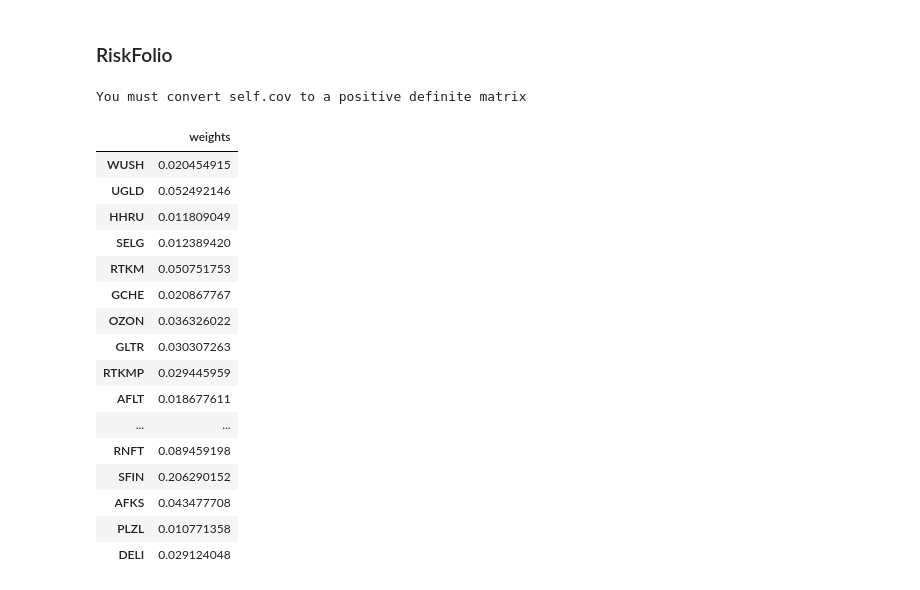
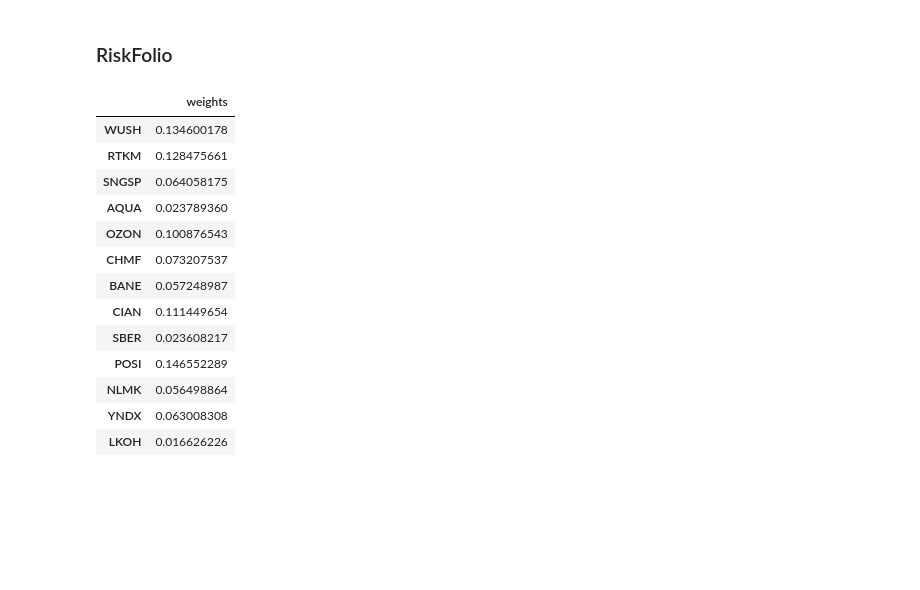
Before and after one commit to s-agapov/QuantMod, a Jupyter notebook: TP/Shares/05-Tink Momentum.ipynb, the cells around one changed output. Cells and saved outputs as stored; diff of their text form; code cells hidden in the pictures; blank space fills up the shorter version.

```diff
--- a/TP/Shares/05-Tink Momentum.ipynb
+++ b/TP/Shares/05-Tink Momentum.ipynb
@@ -25,11 +25,12 @@ import tink_port as tink
 # %% [markdown]
 Вводим токен, получаем список доступных аккаунтов
 # %%
-BASE = 't.UFRJ8SC9hafVOhFxEUY7yf1wZ1gGhwJp-WCp9o4rnEChHWns0c3jQ21eQwoOW_RurFqeZpss2scJkmMQnomJ9g'
+#BASE = 't.UFRJ8SC9hafVOhFxEUY7yf1wZ1gGhwJp-WCp9o4rnEChHWns0c3jQ21eQwoOW_RurFqeZpss2scJkmMQnomJ9g'
+BASE = 't.b1b-IVW3njbcDYPCPrrqAUMJdAD5gn5en82Jj8kb9uFkYOJmvrn3mF24By8QsHPvXz0zVC4_sqULvmG6yjUKww'
 ETF = 't.6nHltT1dYSfrVTIV9zF72fxDlB2sXJbRD6iJNpZXTFAN61rmD7m71xPp9ko12ta1JxA06em4YdN36xicnBmjWg'
 MOMENTUM = 't.24WV5_MMG1bQArK1WPp1_DYWD52f-VfGjpR1ci5Pqf0PJ948zWhDstoO_6d4wXIhFTMVsVJSgOzPElUIPEO4Mw'
 
-token = MOMENTUM
+token = BASE
 # %%
 accs = tink.get_accounts(token)
 print("Количество аккаунтов:", len(accs.accounts))
@@ -279,7 +280,7 @@ index_assets = pd.read_csv('index_assets.csv')['asset'].values.tolist()
 columns = [x for x in dfp.columns if x in index_assets]
 
 drops = ['FIVE']
-columns = [x for x in dfp.columns if x not in drops]
+columns = [x for x in columns if x not in drops]
 
 dfp = dfp[columns]
 # %% [markdown]
@@ -291,62 +292,62 @@ rms= ['MV', 'MSV',  'CVaR']
 
 lookback = 30
 df_period = dfp[-lookback:]
+df_period = df_period.dropna(axis = 1)
 
-def riskfolio_weights(df_period, rm , obj):
+def riskfolio_weights(df_period, rm, obj, solvers):
     """
+        rm  - MV, CVaR
         obj - Objective function, could be MinRisk, MaxRet, Utility or Sharpe
+        solvers - ['MOSEK']
     """
     Y = df_period.pct_change().dropna()
 
     # Building the portfolio object
     port = rp.Portfolio(returns=Y)
-    port.solvers = ['MOSEK']
+    if solvers:
+        port.solvers = solvers
     # Calculating optimum portfolio
 
     # Select method and estimate input parameters:
 
     method_mu='hist' # Method to estimate expected returns based on historical data.
     method_cov='hist' # Method to estimate covariance matrix based on historical data.
 
     port.assets_stats(method_mu=method_mu, method_cov=method_cov, d=0.94)
 
     # Estimate optimal portfolio:
 
     model='Classic' # Could be Classic (historical), BL (Black Litterman) or FM (Factor Model)
     hist = True # Use historical scenarios for risk measures that depend on scenarios
     rf = 0 # Risk free rate
     l = 0 # Risk aversion factor, only useful when obj is 'Utility'
     # First we need to delete the cardinality constraint
     port.card = None
 
     # Then we need to set the constraint on the minimum number of effective assets
     port.nea = 10
     w = port.optimization(model=model, rm=rm, obj=obj, rf=rf, l=l, hist=hist)
     w = w[w.weights > 0.01]
     return w
 
 #print_data(dfp)
 df_period = dfp.dropna(axis = 1)
 
-dfw = riskfolio_weights(df_period, 'CVaR', 'MaxRet')
+dfw = riskfolio_weights(df_period, 'CVaR', 'MaxRet', solvers = None)
 dfw
 # %% [output]
-You must convert self.cov to a positive definite matrix
 |  | weights |
-| WUSH | 0.020454915 |
-| UGLD | 0.052492146 |
-| HHRU | 0.011809049 |
-| SELG | 0.012389420 |
-| RTKM | 0.050751753 |
-| GCHE | 0.020867767 |
-| OZON | 0.036326022 |
-| GLTR | 0.030307263 |
-| RTKMP | 0.029445959 |
-| AFLT | 0.018677611 |
-| ... | ... |
-| RNFT | 0.089459198 |
-| SFIN | 0.206290152 |
-| AFKS | 0.043477708 |
-| PLZL | 0.010771358 |
-| DELI | 0.029124048 |
+| WUSH | 0.134600178 |
+| RTKM | 0.128475661 |
+| SNGSP | 0.064058175 |
+| AQUA | 0.023789360 |
+| OZON | 0.100876543 |
+| CHMF | 0.073207537 |
+| BANE | 0.057248987 |
+| CIAN | 0.111449654 |
+| SBER | 0.023608217 |
+| POSI | 0.146552289 |
+| NLMK | 0.056498864 |
+| YNDX | 0.063008308 |
+| LKOH | 0.016626226 |
 # %%
```
Also changed, not shown: parts of 11 cells of this notebook, 3 other files.
